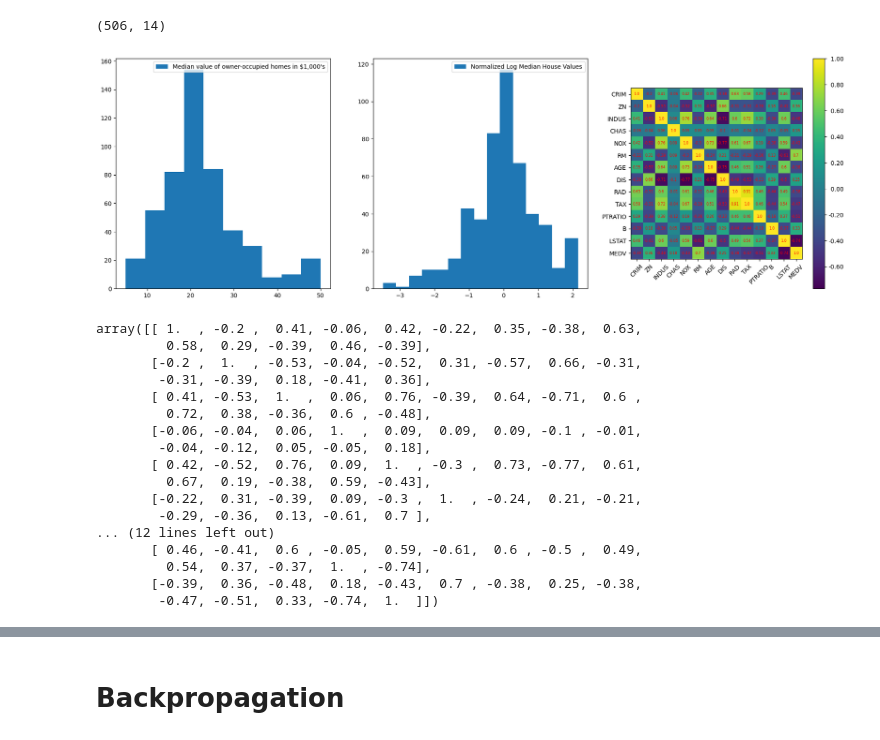
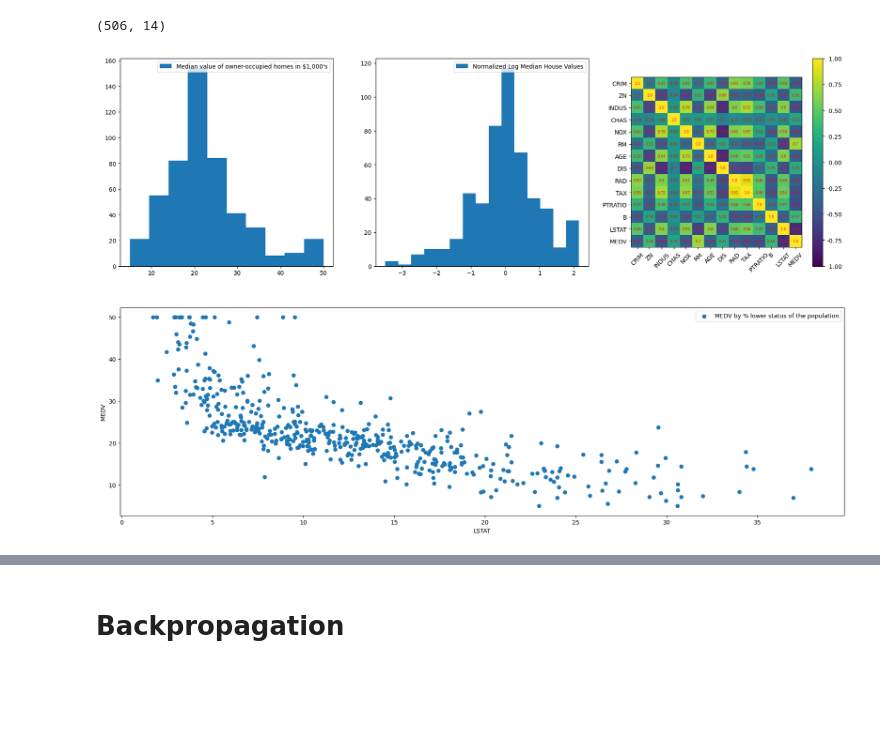
Before and after one commit to atkamara/deeplearning, a Jupyter notebook: module/Tutorials.ipynb, the cells around one changed output, grey strips where cells are left out. Cells and saved outputs as stored; diff of their text form; code cells hidden in the pictures; blank space fills up the shorter version.

```diff
--- a/module/Tutorials.ipynb
+++ b/module/Tutorials.ipynb
@@ -1099,33 +1101,30 @@ print(housing.data.shape)
 # %% [output]
 (506, 14)
 # %%
-fig,(ax1,ax2,ax3) = plt.subplots(1,3,figsize=(22,7))
+
+fig = plt.figure(figsize=(22,14))
+
+gs  = fig.add_gridspec(2,3)
+ax1 = fig.add_subplot(gs[0, 0])
+ax2 = fig.add_subplot(gs[0, 1])
+ax3 = fig.add_subplot(gs[0, 2])
+
+ax4 = fig.add_subplot(gs[1, :])
+
+
+
 ax1.hist(housing.data[:,-1],label="Median value of owner-occupied homes in $1,000's",bins=10)
 ax1.legend()
 ax2.hist(((lp:=numpy.log(housing.data[:,-1]))-lp.mean())/lp.std(),label='Normalized Log Median House Values',bins=15)
 ax2.legend()
 corr = Pearson(housing.data,cols=housing.columns)
 corr.corr()
+ax4.scatter(x=housing.data[:,-2],y=housing.data[:,-1],label='MEDV by % lower status of the population' )
+
+ax4.set_xlabel("LSTAT")
+ax4.set_ylabel("MEDV")
+ax4.legend()
+
 corr.heatmap(ax=ax3,digits=2)
 # %% [output]
-[figure, old version]
+[figure, new version]
-# %%
-.round(2)
-# %% [output]
-array([[ 1.  , -0.2 ,  0.41, -0.06,  0.42, -0.22,  0.35, -0.38,  0.63,
-         0.58,  0.29, -0.39,  0.46, -0.39],
-       [-0.2 ,  1.  , -0.53, -0.04, -0.52,  0.31, -0.57,  0.66, -0.31,
-        -0.31, -0.39,  0.18, -0.41,  0.36],
-       [ 0.41, -0.53,  1.  ,  0.06,  0.76, -0.39,  0.64, -0.71,  0.6 ,
-         0.72,  0.38, -0.36,  0.6 , -0.48],
-       [-0.06, -0.04,  0.06,  1.  ,  0.09,  0.09,  0.09, -0.1 , -0.01,
-        -0.04, -0.12,  0.05, -0.05,  0.18],
-       [ 0.42, -0.52,  0.76,  0.09,  1.  , -0.3 ,  0.73, -0.77,  0.61,
-         0.67,  0.19, -0.38,  0.59, -0.43],
-       [-0.22,  0.31, -0.39,  0.09, -0.3 ,  1.  , -0.24,  0.21, -0.21,
-        -0.29, -0.36,  0.13, -0.61,  0.7 ],
-... (12 lines left out)
-       [ 0.46, -0.41,  0.6 , -0.05,  0.59, -0.61,  0.6 , -0.5 ,  0.49,
-         0.54,  0.37, -0.37,  1.  , -0.74],
-       [-0.39,  0.36, -0.48,  0.18, -0.43,  0.7 , -0.38,  0.25, -0.38,
-        -0.47, -0.51,  0.33, -0.74,  1.  ]])
```
Also changed, not shown: parts of 11 cells of this notebook.
